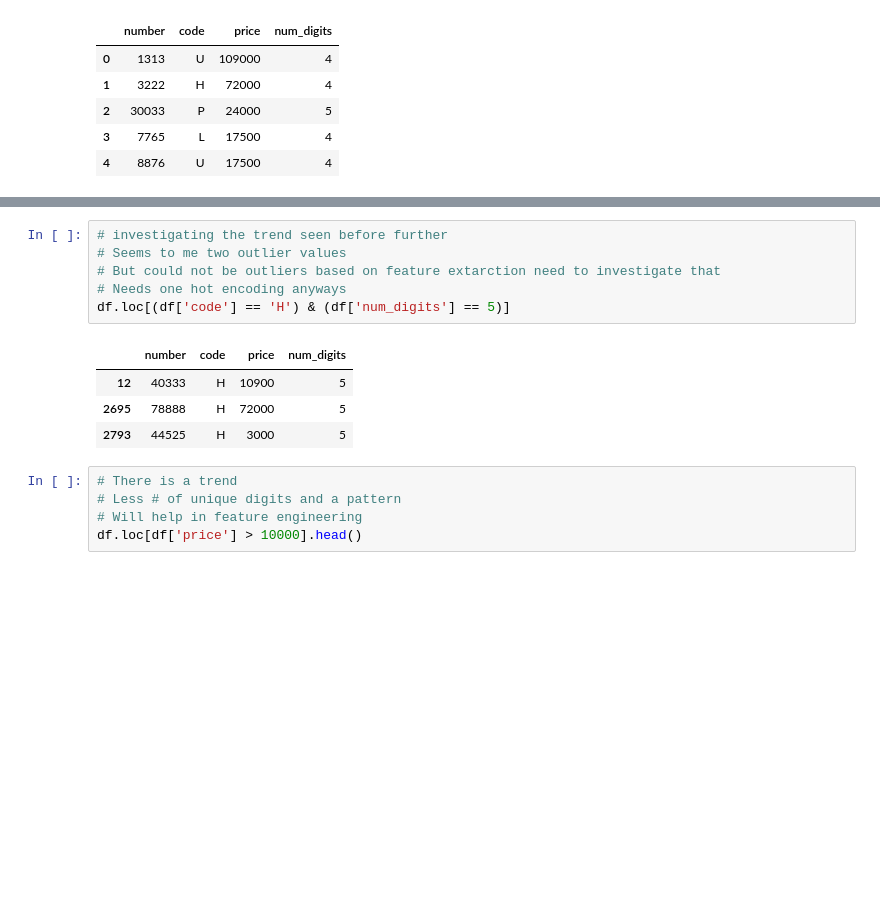
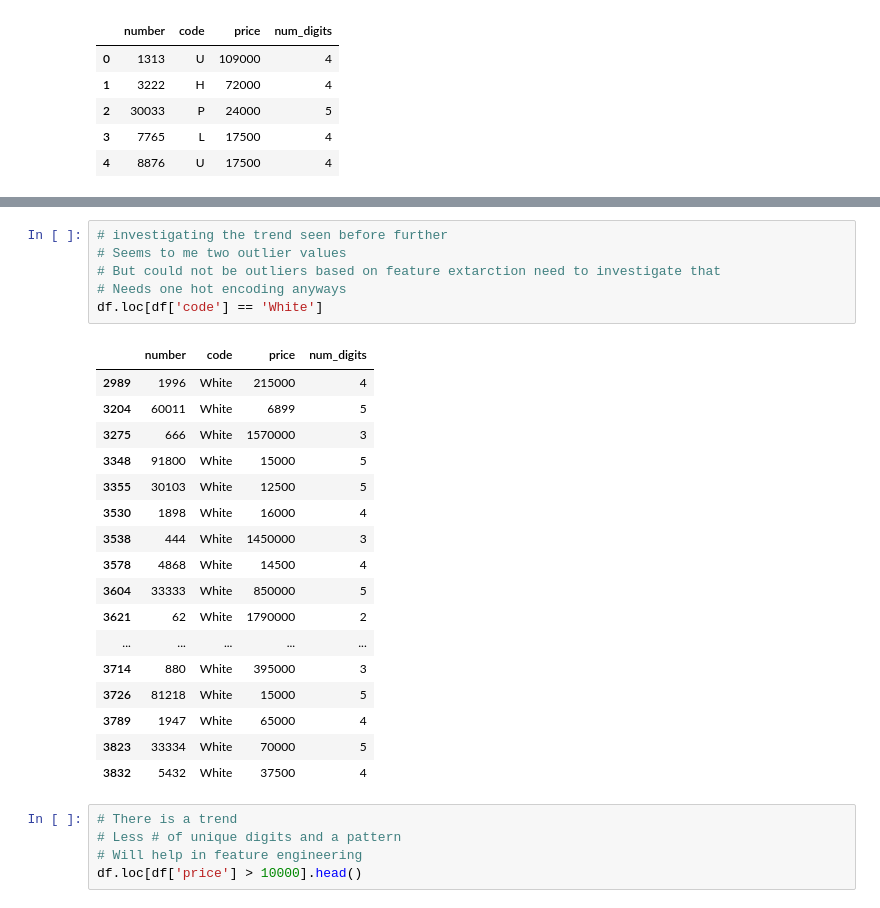
Before and after one commit to FardinAhsan146/DXB-Numberplate-Price-Predictor, a Jupyter notebook: EDA_notebook.ipynb, the cells around one changed output, grey strips where cells are left out. Drawn from its saved outputs; the diff is of its cells as text; blank space fills up the shorter version.

```diff
--- a/EDA_notebook.ipynb
+++ b/EDA_notebook.ipynb
@@ -159,14 +161,27 @@ plt.ylabel('Average price (AED)');
 # %%
 # investigating the trend seen before further
 # Seems to me two outlier values
 # But could not be outliers based on feature extarction need to investigate that
 # Needs one hot encoding anyways
-df.loc[(df['code'] == 'H') & (df['num_digits'] == 5)]
+df.loc[df['code'] == 'White']
 # %% [output]
 |  | number | code | price | num_digits |
-| 12 | 40333 | H | 10900 | 5 |
-| 2695 | 78888 | H | 72000 | 5 |
-| 2793 | 44525 | H | 3000 | 5 |
+| 2989 | 1996 | White | 215000 | 4 |
+| 3204 | 60011 | White | 6899 | 5 |
+| 3275 | 666 | White | 1570000 | 3 |
+| 3348 | 91800 | White | 15000 | 5 |
+| 3355 | 30103 | White | 12500 | 5 |
+| 3530 | 1898 | White | 16000 | 4 |
+| 3538 | 444 | White | 1450000 | 3 |
+| 3578 | 4868 | White | 14500 | 4 |
+| 3604 | 33333 | White | 850000 | 5 |
+| 3621 | 62 | White | 1790000 | 2 |
+| ... | ... | ... | ... | ... |
+| 3714 | 880 | White | 395000 | 3 |
+| 3726 | 81218 | White | 15000 | 5 |
+| 3789 | 1947 | White | 65000 | 4 |
+| 3823 | 33334 | White | 70000 | 5 |
+| 3832 | 5432 | White | 37500 | 4 |
 # %%
 # There is a trend
 # Less # of unique digits and a pattern
```
Also changed, not shown: parts of 12 cells of this notebook, 2 other files.
